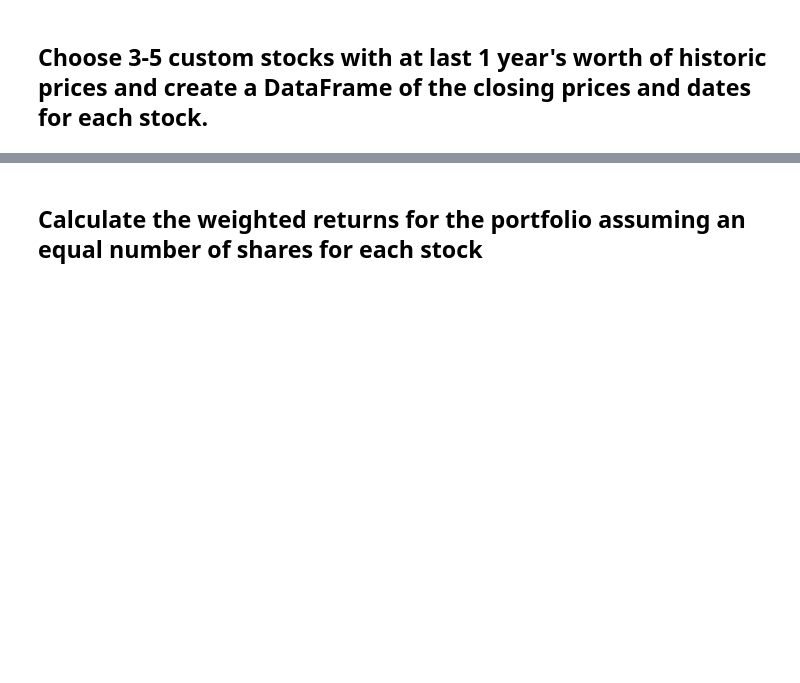
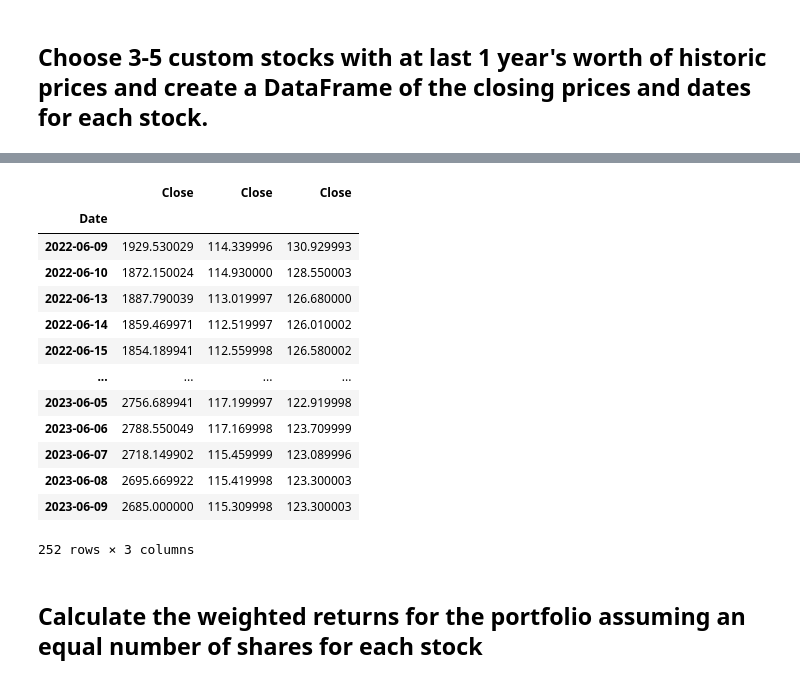
Before and after one commit to EthanB1/Portfolio-Returns-Analysis, a Jupyter notebook: whale_analysis.ipynb, the cells around one changed output, grey strips where cells are left out. Cells and saved outputs as stored; diff of their text form; code cells hidden in the pictures; blank space fills up the shorter version.

```diff
--- a/whale_analysis.ipynb
+++ b/whale_analysis.ipynb
@@ -335,0 +284,16 @@ In this section, you will build your own portfolio of stocks, calculate the retu
+# %%
+# Reading data from 1st stock
+csu_csv = Path(r"C:\Users\ethan\Documents\Module-4-Challenge\resources\CSU.TO.csv")
+csu_df = pd.read_csv(csu_csv, index_col="Date", infer_datetime_format=True, parse_dates=True)
+csu_df = csu_df[['Close']]
+# %%
+# Reading data from 2nd stock
+loblaws_csv = Path(r"C:\Users\ethan\Documents\Module-4-Challenge\resources\L.TO.csv")
+loblaws_df = pd.read_csv(loblaws_csv, index_col="Date", infer_datetime_format=True, parse_dates=True)
+loblaws_df = loblaws_df[['Close']]
+# %%
+# Reading data from 3rd stock
+rbc_csv = Path(r"C:\Users\ethan\Documents\Module-4-Challenge\resources\RY.TO.csv")
+rbc_df = pd.read_csv(rbc_csv, index_col="Date", infer_datetime_format=True, parse_dates=True)
+rbc_df = rbc_df[['Close']]
+rbc_df
@@ -336,5 +315,22 @@ In this section, you will build your own portfolio of stocks, calculate the retu
 # %%
 # Combine all stocks in a single DataFrame
+my_portfolio = pd.concat([csu_df, loblaws_df, rbc_df], axis="columns", join="inner")
+my_portfolio
+# %% [output]
+|  | Close | Close | Close |
+| Date |  |  |  |
+| 2022-06-09 | 1929.530029 | 114.339996 | 130.929993 |
+| 2022-06-10 | 1872.150024 | 114.930000 | 128.550003 |
+| 2022-06-13 | 1887.790039 | 113.019997 | 126.680000 |
+| 2022-06-14 | 1859.469971 | 112.519997 | 126.010002 |
+| 2022-06-15 | 1854.189941 | 112.559998 | 126.580002 |
+| ... | ... | ... | ... |
+| 2023-06-05 | 2756.689941 | 117.199997 | 122.919998 |
+| 2023-06-06 | 2788.550049 | 117.169998 | 123.709999 |
+| 2023-06-07 | 2718.149902 | 115.459999 | 123.089996 |
+| 2023-06-08 | 2695.669922 | 115.419998 | 123.300003 |
+| 2023-06-09 | 2685.000000 | 115.309998 | 123.300003 |
+252 rows × 3 columns
 # %%
 # Reset Date index
 # %%
```
Also changed, not shown: parts of 15 cells of this notebook, 3 other files.
